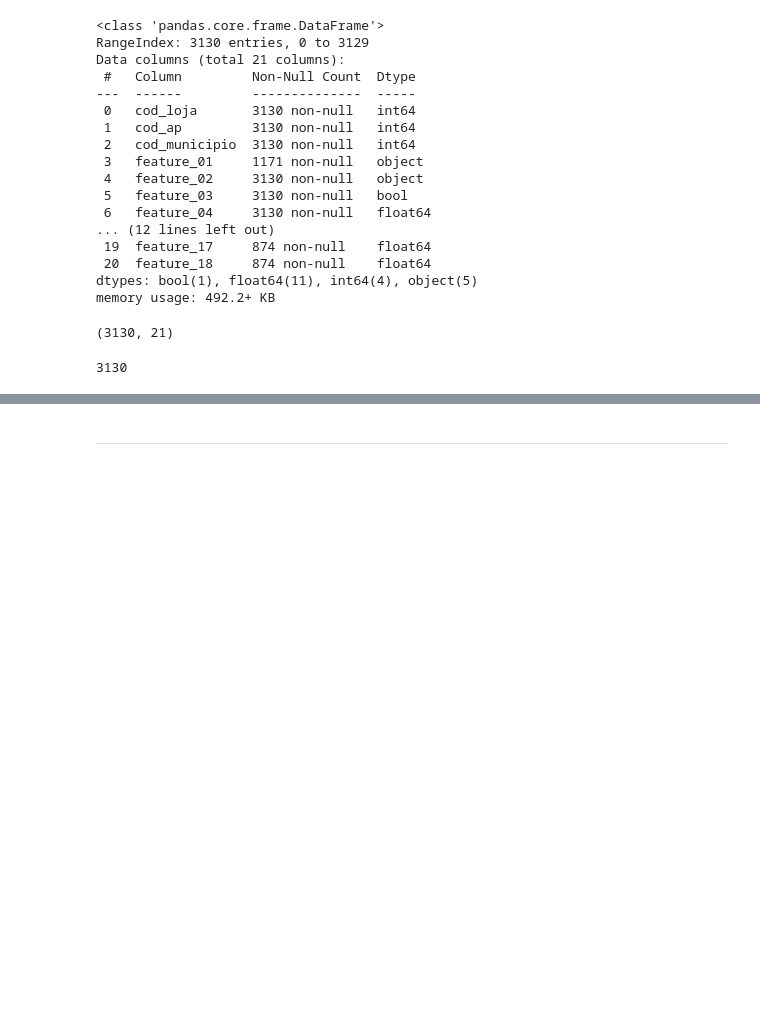
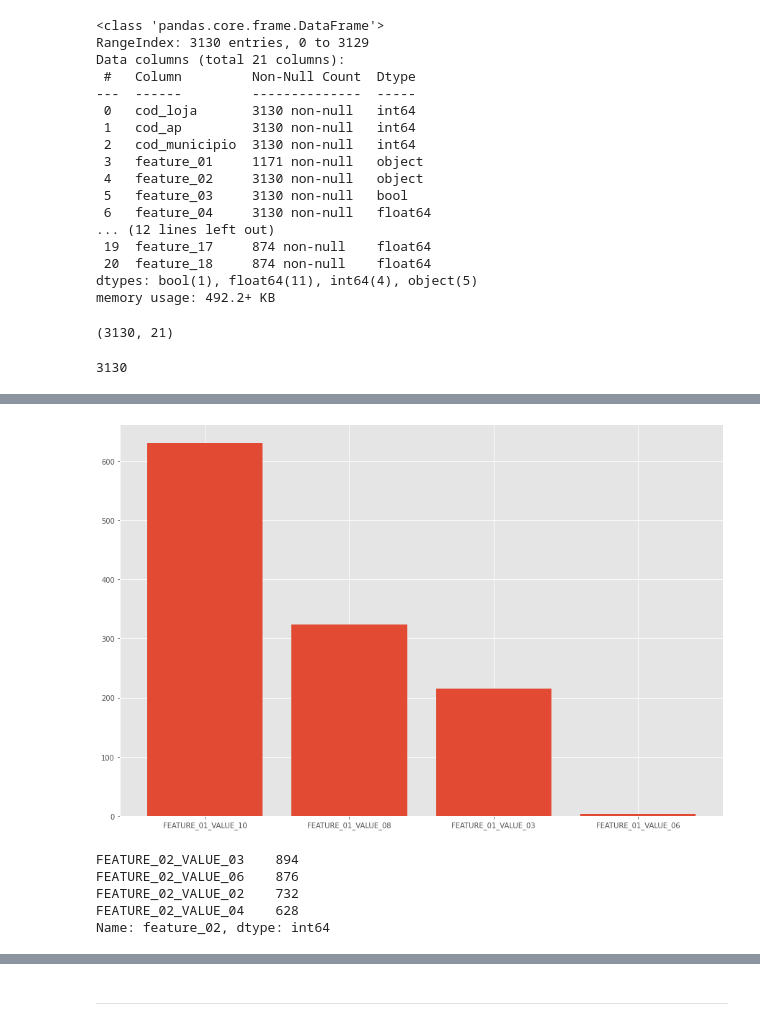
Before and after one commit to BeeData-USP/usp-vs-ufmg, a Jupyter notebook: tutss/exploration.ipynb, the cells around one changed output, grey strips where cells are left out. Cells and saved outputs as stored; diff of their text form; code cells hidden in the pictures; blank space fills up the shorter version.

```diff
--- a/tutss/exploration.ipynb
+++ b/tutss/exploration.ipynb
@@ -444,0 +522,14 @@ ljs_atual.cod_loja.nunique()
+# %%
+plt.figure(figsize=(15,10))
+ljs_atual_f1 = ljs_atual.feature_01.value_counts()
+plt.bar(x=ljs_atual_f1.index, height=ljs_atual_f1.values);
+# %% [output]
+[figure, added]
+# %%
+ljs_atual.feature_02.value_counts()
+# %% [output]
+FEATURE_02_VALUE_03    894
+FEATURE_02_VALUE_06    876
+FEATURE_02_VALUE_02    732
+FEATURE_02_VALUE_04    628
+Name: feature_02, dtype: int64
```
Also changed, not shown: parts of 40 cells of this notebook.
